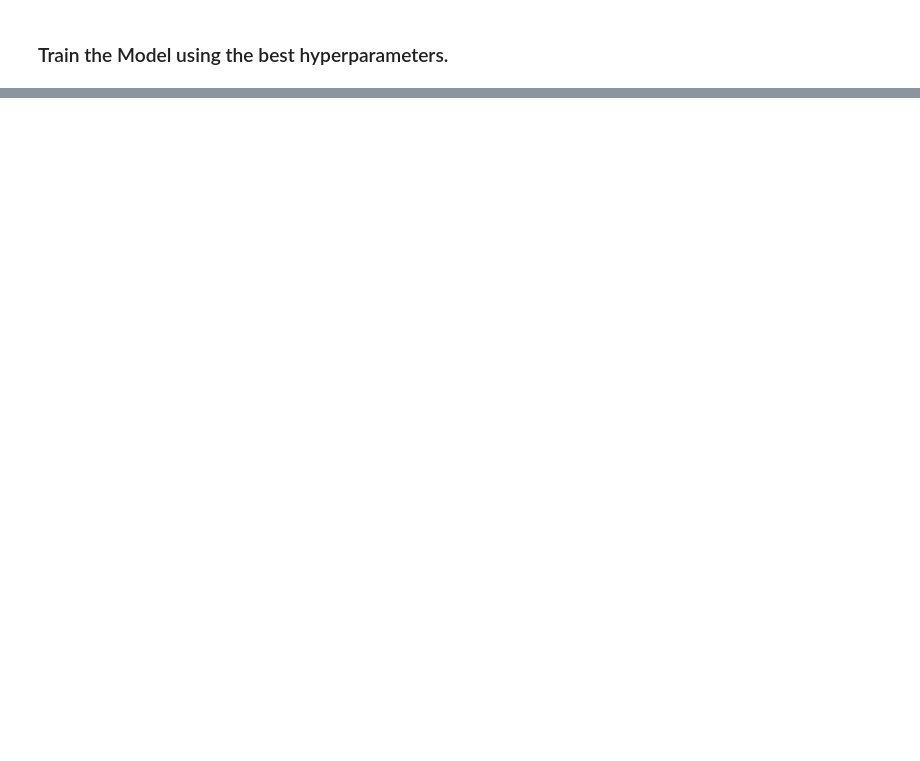
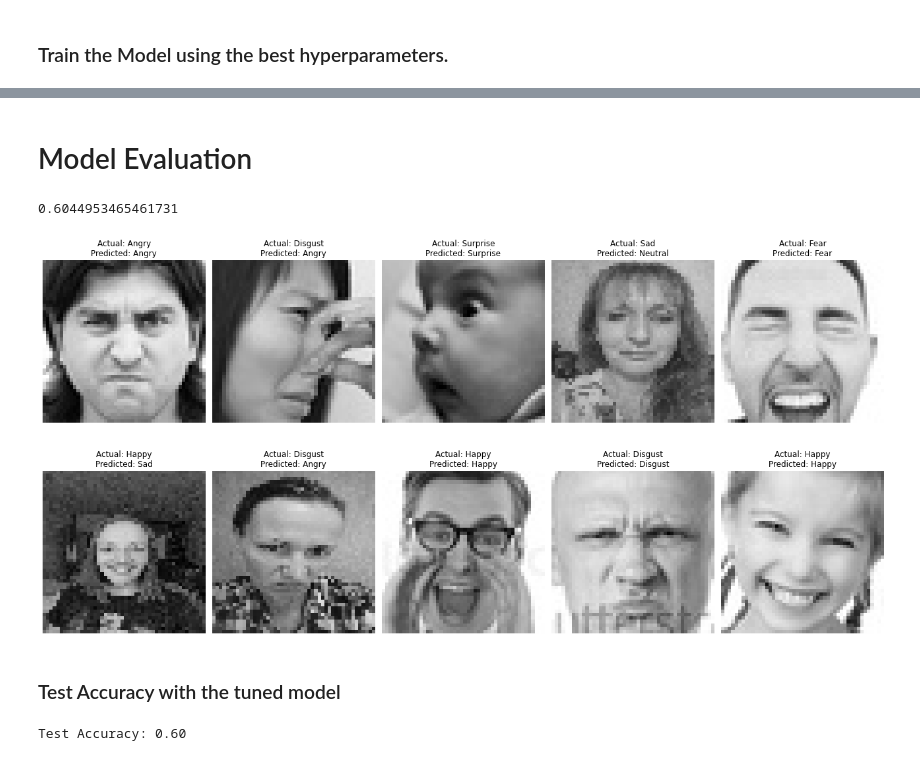
Before and after one commit to VeenaGindo/AI-ML, a Jupyter notebook: FacialEmotionRecognition/src/EmotionRecognition.ipynb, the cells around one changed output, grey strips where cells are left out. Drawn from its saved outputs; the diff is of its cells as text; code cells hidden in the pictures; blank space fills up the shorter version.

```diff
--- a/FacialEmotionRecognition/src/EmotionRecognition.ipynb
+++ b/FacialEmotionRecognition/src/EmotionRecognition.ipynb
@@ -498,0 +569,7 @@ Epoch 1/25
+# %% [markdown]
+# Model Evaluation
+# %%
+model = tf.keras.models.load_model('model_tuned.h5')
+history.history['val_accuracy'][-1]
+# %% [output]
+0.6044953465461731
@@ -498,0 +581,33 @@ Epoch 1/25
+# %%
+# Display images with predicted and actual labels
+import matplotlib.pyplot as plt
+import numpy as np
+import cv2
+import random
+
+# Randomly select 20 indices from X_test
+num_images = min(10, len(X_test))
+random_indices = random.sample(range(len(X_test)), num_images)
+
+plt.figure(figsize=(18, 18))
+
+for i, idx in enumerate(random_indices):
+    plt.subplot(4, 5, i + 1)
+    img = (X_test[idx] * 255).astype(np.uint8)
+    img_rgb = cv2.cvtColor(img, cv2.COLOR_BGR2RGB)
+    plt.imshow(img_rgb)
+    plt.title(f"Actual: {EMOTIONS[y_true[idx]]}\nPredicted: {EMOTIONS[y_pred_classes[idx]]}")
+    plt.axis('off')
+
+plt.tight_layout()
+plt.show()
+# %% [output]
+[figure, added]
+# %% [markdown]
+### Test Accuracy with the tuned model
+# %%
+from sklearn.metrics import accuracy_score
+accuracy = accuracy_score(y_true, y_pred_classes)
+print(f"Test Accuracy: {accuracy:.2f}")
+# %% [output]
+Test Accuracy: 0.60
```
Also changed, not shown: parts of 14 cells of this notebook, 2 other files.
